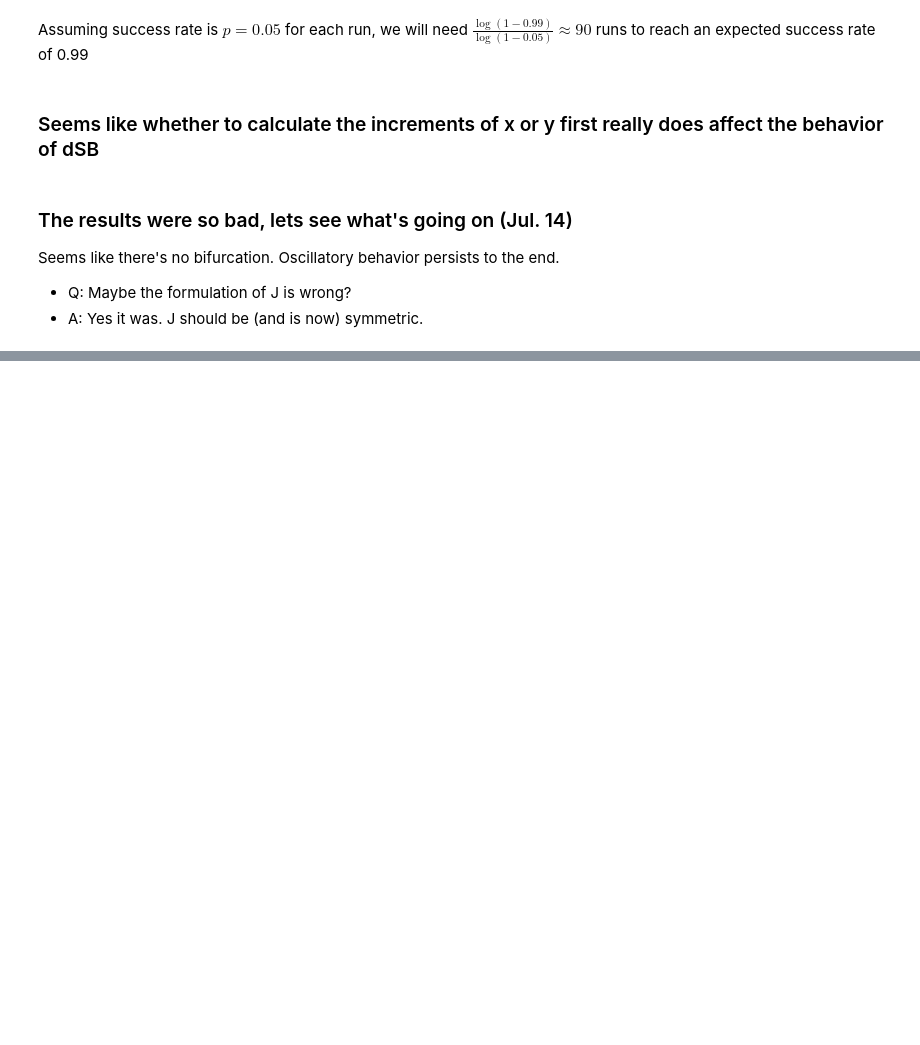
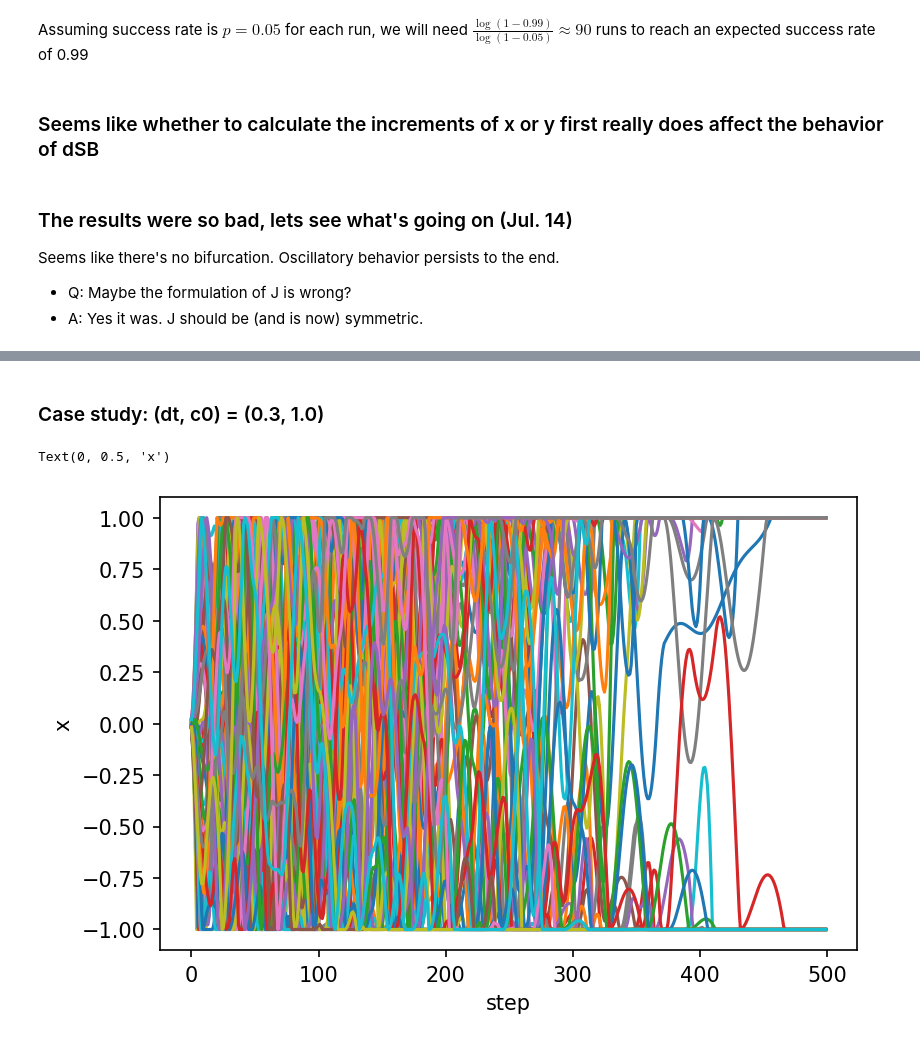
Before and after one commit to haoyudoingthings/Annealing-Algorithms, a Jupyter notebook: Simulated Bifurcation/dSB Benchmark.ipynb, the cells around one changed output, grey strips where cells are left out. Cells and saved outputs as stored; diff of their text form; code cells hidden in the pictures; blank space fills up the shorter version.

```diff
--- a/Simulated Bifurcation/dSB Benchmark.ipynb
+++ b/Simulated Bifurcation/dSB Benchmark.ipynb
@@ -672,0 +722,17 @@ result
+# %% [markdown]
+### Case study: (dt, c0) = (0.3, 1.0)
+# %%
+dt, c0 = 0.3, 1.0
+PS = [a0*i/(int(150/dt)-1) for i in range(int(150/dt))]
+result, x_history = one_dSB_run(j, PS, dt, c0, init_y=None, return_x_history=True)
+# %%
+plt.figure(dpi=150)
+
+for i in range(N):
+    plt.plot(np.array(x_history)[:, i], label=f'{i}')
+
+plt.xlabel('step')
+plt.ylabel('x')
+# %% [output]
+Text(0, 0.5, 'x')
+[figure, added]
```
Also changed, not shown: parts of 21 cells of this notebook, 2 other files.
